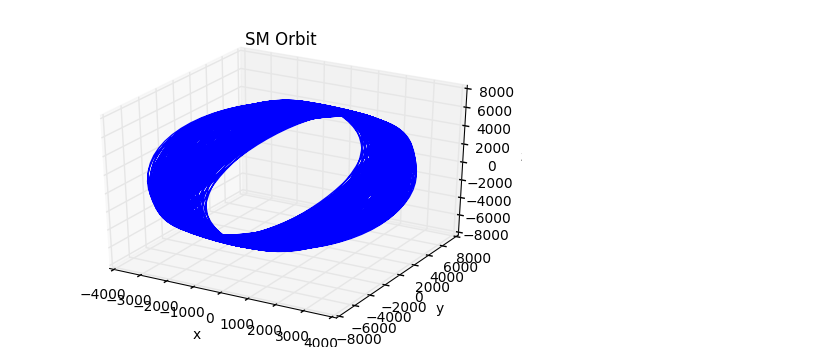
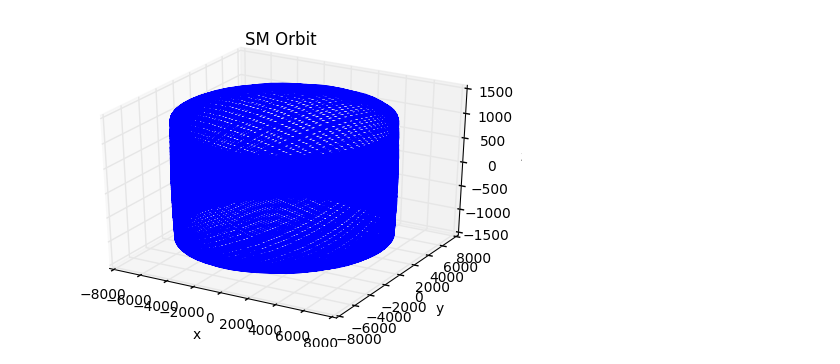
Before and after one commit to fsbr/se3-path-planner, a Jupyter notebook: modularPlanner/Working Cusp Test of Latitude.ipynb, the cells around one changed output. Cells and saved outputs as stored; diff of their text form; code cells hidden in the pictures.

```diff
--- a/modularPlanner/Working Cusp Test of Latitude.ipynb
+++ b/modularPlanner/Working Cusp Test of Latitude.ipynb
@@ -14,38 +14,38 @@ earth_radius_ax = 1.5*6371 #km
 pathname = '../../data-se3-path-planner/yearData/cuspCrossings2019/'
 sys.path.append(pathname)
 # %%
-# df = pd.read_csv(pathname+'zero_year.csv')
+df = pd.read_csv(pathname+'Jan0.csv')
 # df = pd.read_csv(pathname+'65_year.csv')
 # df = pd.read_csv(pathname+'Jan65.csv')
 # df = pd.read_csv(pathname+'Jan80.csv')
 # df = pd.read_csv(pathname+'Jul65.csv')
-df = pd.read_csv(pathname+'Jul90.csv')
+# df = pd.read_csv(pathname+'Jul90.csv')
 GMAT_MJD_OFFSET = 29999.5
 t = df['DefaultSC.A1ModJulian'] + GMAT_MJD_OFFSET
 x = df['DefaultSC.gse.X']
 y = df['DefaultSC.gse.Y']
 z = df['DefaultSC.gse.Z']
 
 spacecraft = coord.Coords([[i,j,k] for i,j,k in zip(x,y,z)], 'GSE', 'car')
 spacecraft.ticks = Ticktock(t,'MJD')
 spacecraft = spacecraft.convert('SM','car')
 points = 10000
 # this figure validates what I already expected
 fig = plt.figure()
 ax = fig.add_subplot(111,projection='3d')
 ax.plot(spacecraft.x[:points],spacecraft.y[:points],spacecraft.z[:points])
 plt.title('SM Orbit')
 ax.set_xlabel('x')
 ax.set_ylabel('y')
 ax.set_zlabel('z')
 plt.show()
 
 # okay i've looked at a couple of orbits from the GSE point of view and
 # i now think that it's okay for a zero inclined orbit WRT to the earth
 # equator to be inclined WRT to the ecliptic, but like holy moley
 # these orbits are confusing sometimes.
 # %% [output]
-[figure, old version]
+[figure, new version]
 # %%
 # goal, plot PHI on the same plot
 xc,yc,zc = tsyg.orbitalCuspLocation(spacecraft,t)
```
Also changed, not shown: parts of 5 cells of this notebook, 3 other files.
